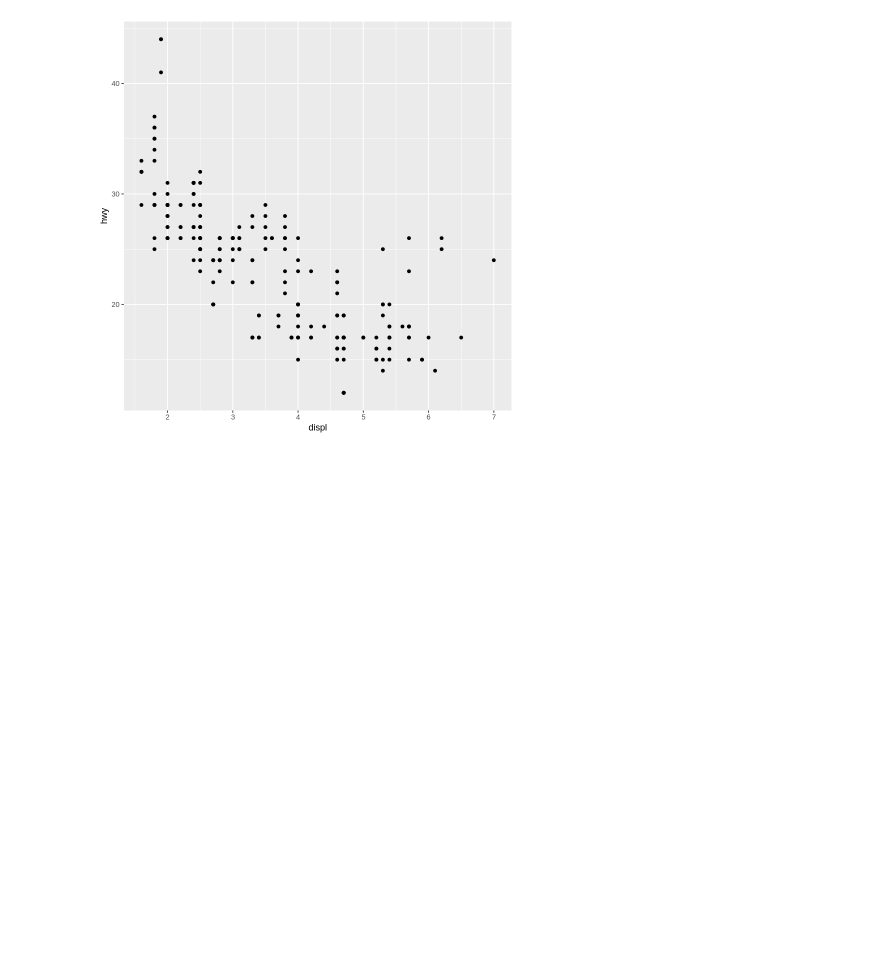
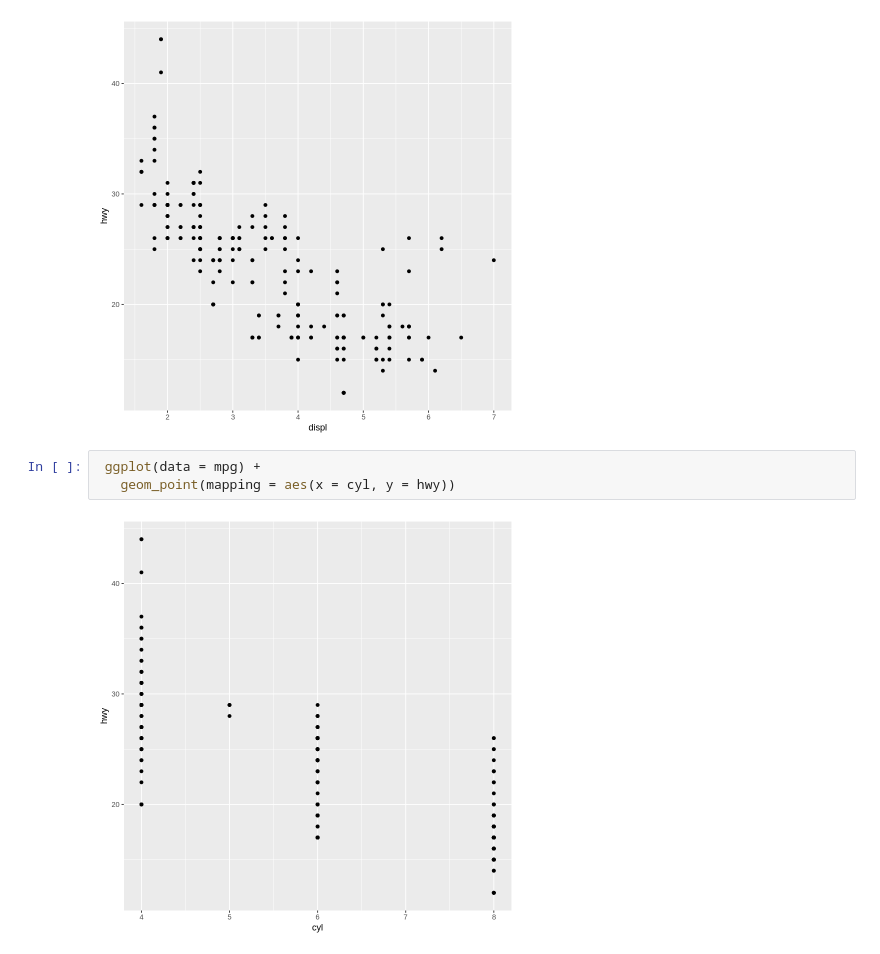
Before and after one commit to Brian342/R_programming, a Jupyter notebook: R_programming.ipynb, the cells around one changed output. Saved outputs shown, nothing was run; the diff lists cells and outputs as text; blank space fills up the shorter version.

```diff
--- a/R_programming.ipynb
+++ b/R_programming.ipynb
@@ -33,3 +33,8 @@ ggplot(data=mpg) +
   geom_point(mapping = aes(x = displ, y = hwy))
 # %% [output]
 [figure]
+# %%
+ ggplot(data = mpg) +
+   geom_point(mapping = aes(x = cyl, y = hwy))
+# %% [output]
+[figure, added]
```
